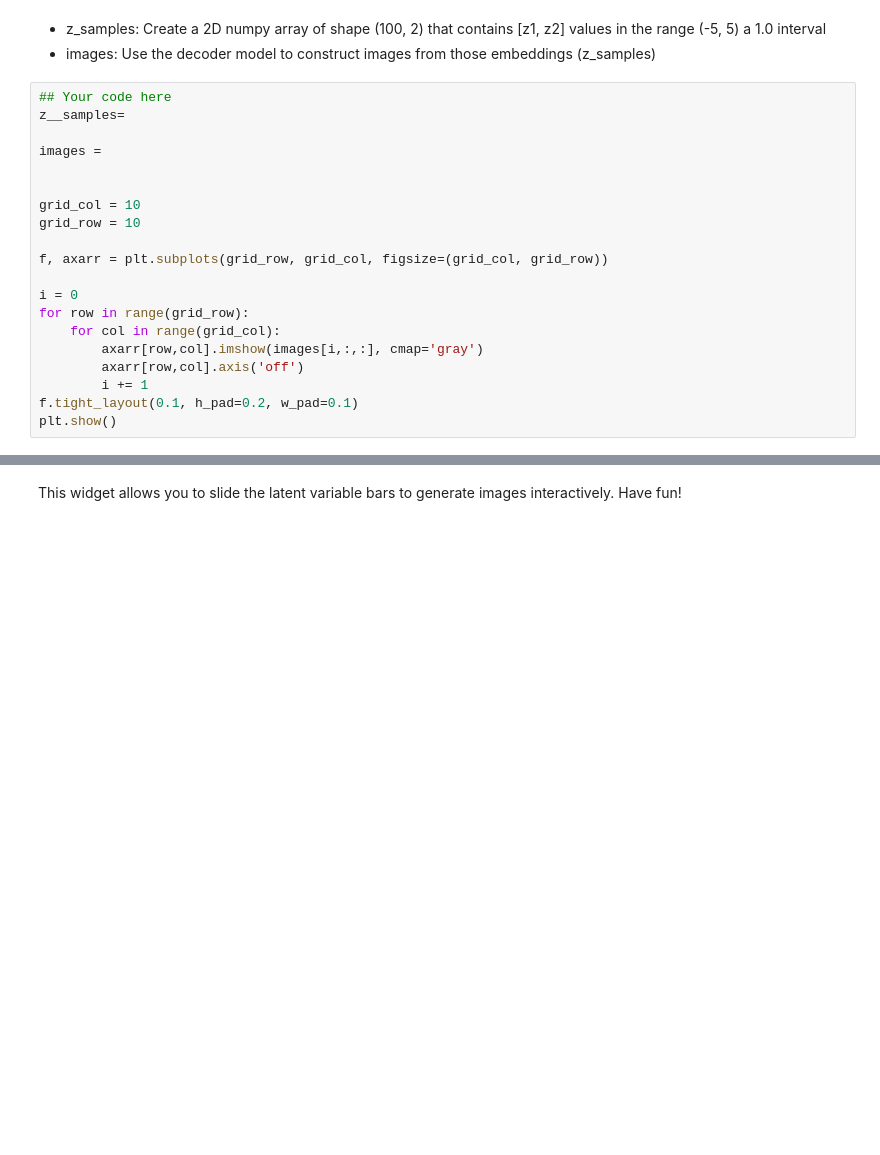
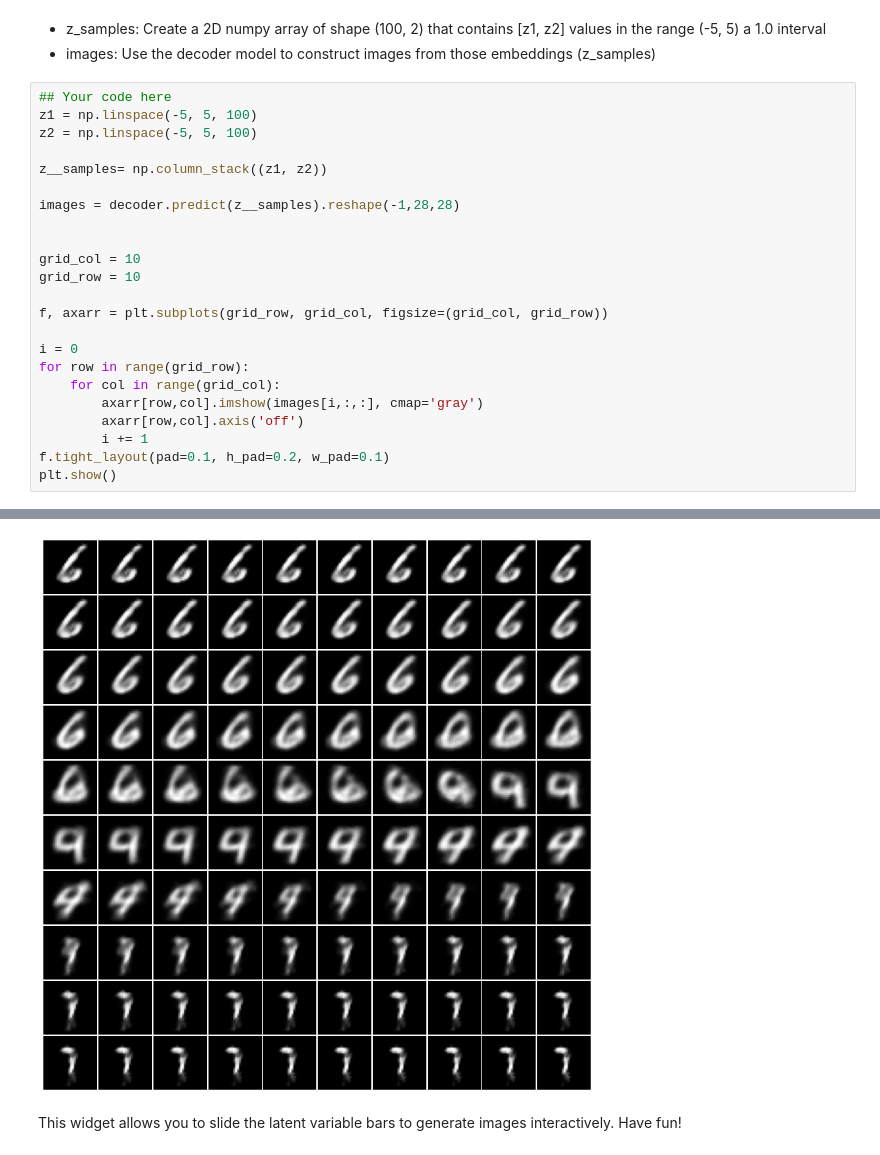
Before and after one commit to EHVB/ANN-In-Medicine, a Jupyter notebook: Assignment_3/Ehab Kamal - A3_Autoencoders.ipynb, the cells around one changed output, grey strips where cells are left out. Cells and saved outputs as stored; diff of their text form; blank space fills up the shorter version.

```diff
--- a/Assignment_3/Ehab Kamal - A3_Autoencoders.ipynb
+++ b/Assignment_3/Ehab Kamal - A3_Autoencoders.ipynb
@@ -184,9 +254,12 @@ generat by sweeping the latent variables from start of above axis to its end wit
 - images: Use the decoder model to construct images from those embeddings (z_samples)
 # %%
 ## Your code here
-z__samples=
+z1 = np.linspace(-5, 5, 100)
+z2 = np.linspace(-5, 5, 100)
 
-images =
+z__samples= np.column_stack((z1, z2))
+
+images = decoder.predict(z__samples).reshape(-1,28,28)
 
 
 grid_col = 10
@@ -200,5 +273,6 @@ for row in range(grid_row):
         axarr[row,col].imshow(images[i,:,:], cmap='gray')
         axarr[row,col].axis('off')
         i += 1
-f.tight_layout(0.1, h_pad=0.2, w_pad=0.1)
+f.tight_layout(pad=0.1, h_pad=0.2, w_pad=0.1)
 plt.show()
+# %% [output]
@@ -205,3 +280,4 @@ plt.show()
+[figure, added]
 # %% [markdown]
 This widget allows you to slide the latent variable
 bars to generate images interactively. Have fun!
```
Also changed, not shown: parts of 36 cells of this notebook.
